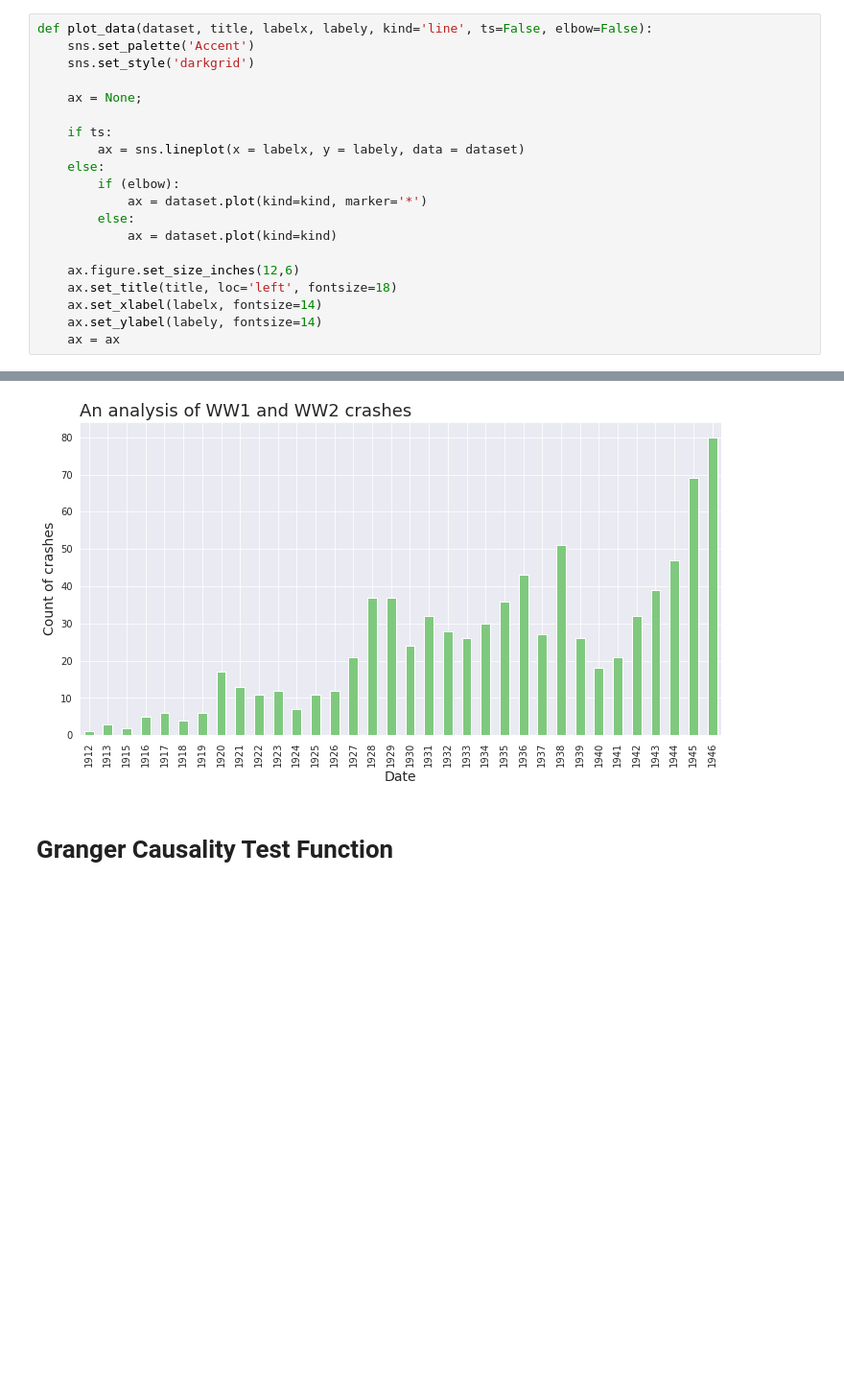
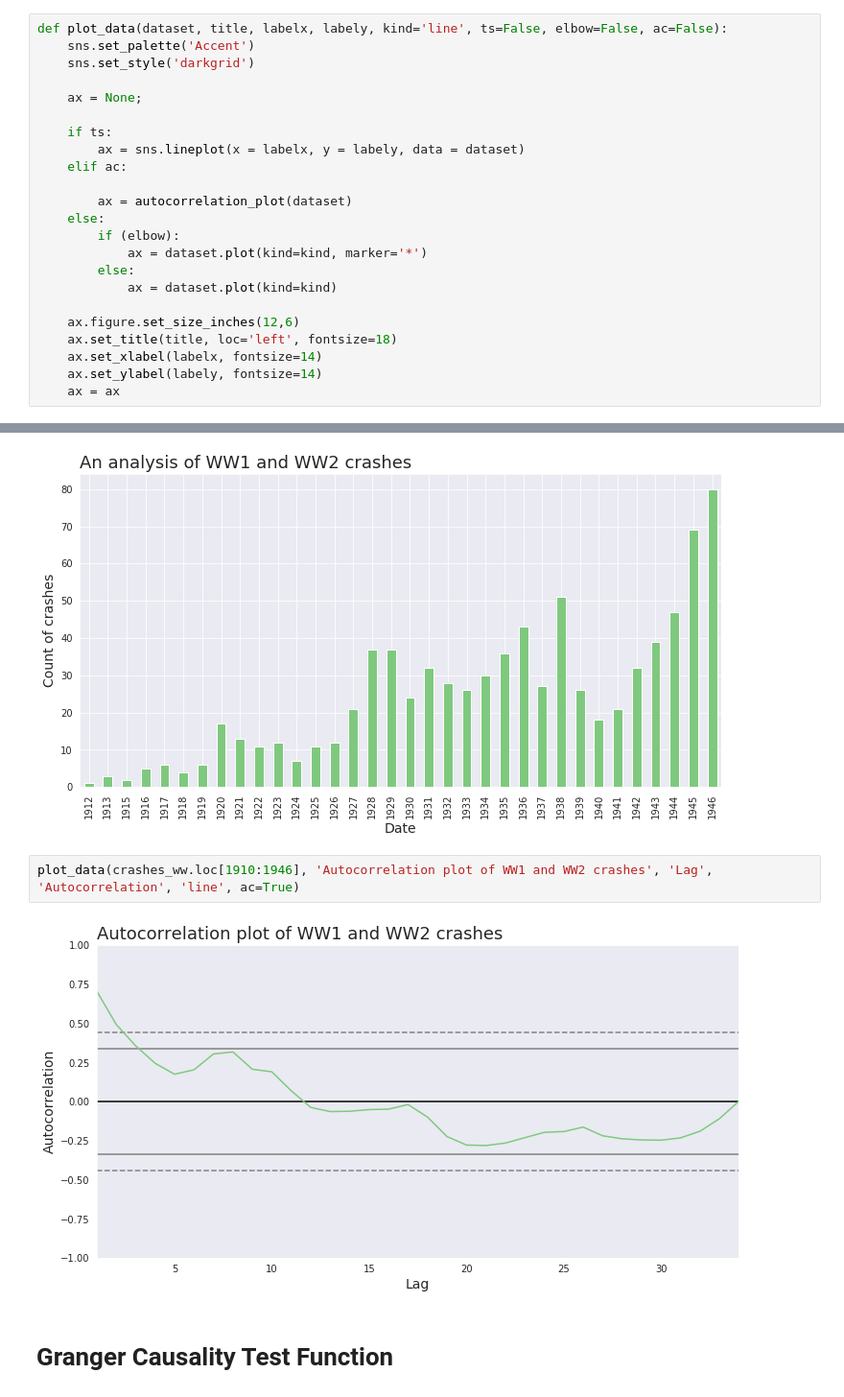
Before and after one commit to imsouza/airplane-crash, a Jupyter notebook: EDA - Airplane Crash.ipynb, the cells around one changed output, grey strips where cells are left out. Shown at 96% size. Cells and saved outputs as stored; diff of their text form; blank space fills up the shorter version.

```diff
--- a/EDA - Airplane Crash.ipynb
+++ b/EDA - Airplane Crash.ipynb
@@ -155,7 +156,7 @@ data.tail()
 # %% [markdown]
 # Data analysis and visualization
 # %%
-def plot_data(dataset, title, labelx, labely, kind='line', ts=False, elbow=False):
+def plot_data(dataset, title, labelx, labely, kind='line', ts=False, elbow=False, ac=False):
     sns.set_palette('Accent')
     sns.set_style('darkgrid')
 
@@ -163,6 +164,9 @@ def plot_data(dataset, title, labelx, labely, kind='line', ts=False, elbow=False
 
     if ts:
         ax = sns.lineplot(x = labelx, y = labely, data = dataset)
+    elif ac:
+
+        ax = autocorrelation_plot(dataset)
     else:
         if (elbow):
             ax = dataset.plot(kind=kind, marker='*')
@@ -325,6 +329,10 @@ plot_data(crashes_ww.loc[1938:1946], 'An analysis of WW2 crashes', 'Date', 'Coun
 plot_data(crashes_ww.loc[1910:1946], 'An analysis of WW1 and WW2 crashes', 'Date', 'Count of crashes', 'bar')
 # %% [output]
 [figure]
+# %%
+plot_data(crashes_ww.loc[1910:1946], 'Autocorrelation plot of WW1 and WW2 crashes', 'Lag', 'Autocorrelation', 'line', ac=True)
+# %% [output]
+[figure, added]
 # %% [markdown]
 # Granger Causality Test Function
 # %%
```
Also changed, not shown: parts of 14 cells of this notebook.
